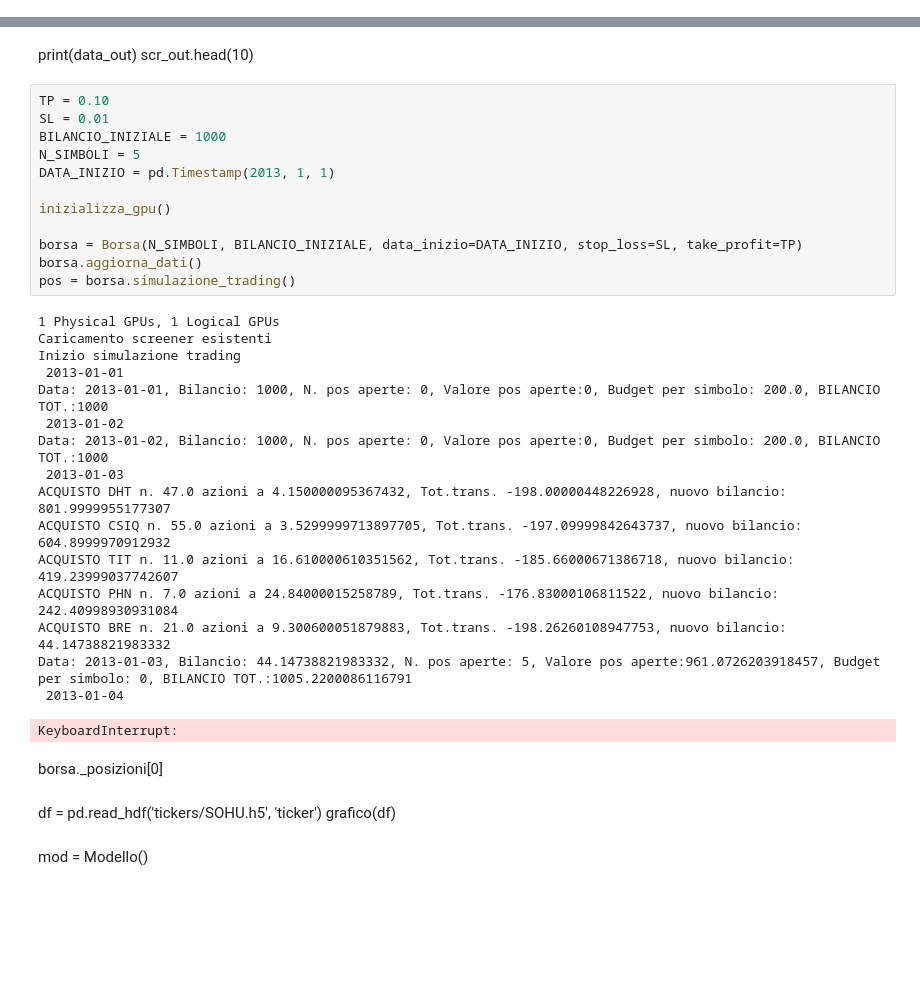
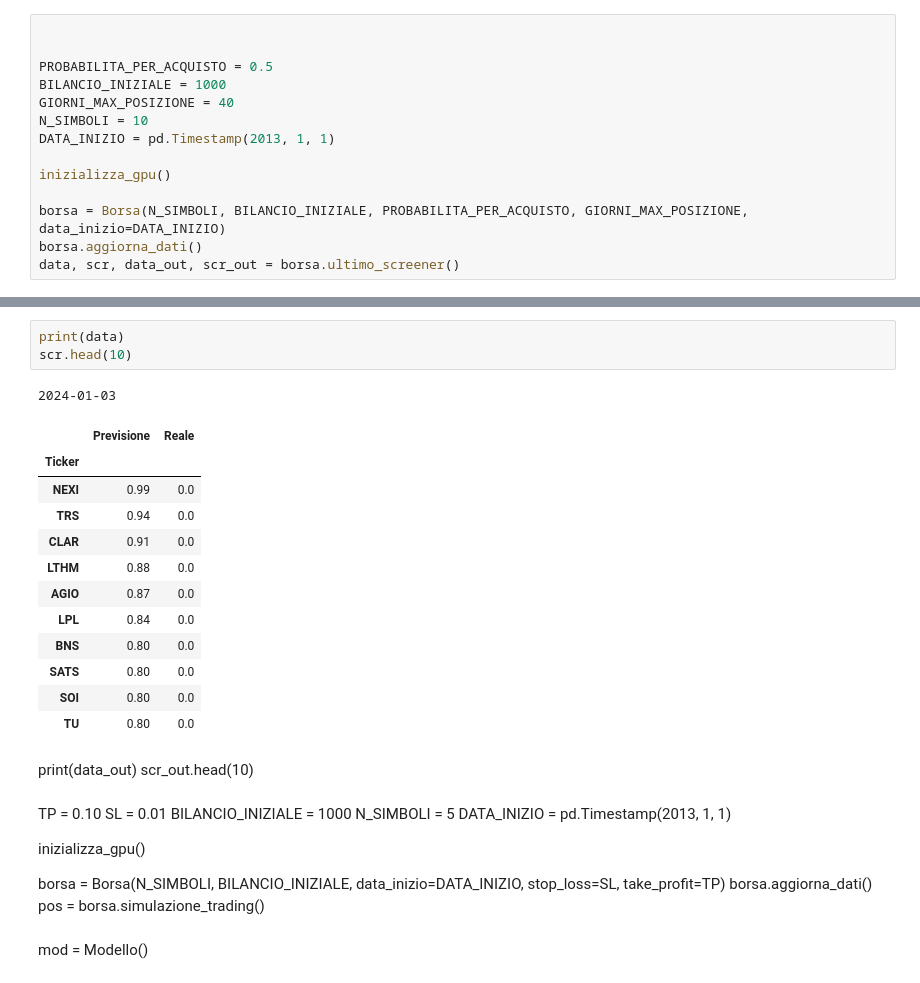
Before and after one commit to enricomarchi/Borsa, a Jupyter notebook: Test_trading_multiplo.ipynb, the cells around one changed output, grey strips where cells are left out. Cells and saved outputs as stored; diff of their text form; blank space fills up the shorter version.

```diff
--- a/Test_trading_multiplo.ipynb
+++ b/Test_trading_multiplo.ipynb
@@ -1588,0 +1579,14 @@ scr.head(10)
+# %%
+
+
+PROBABILITA_PER_ACQUISTO = 0.5
+BILANCIO_INIZIALE = 1000
+GIORNI_MAX_POSIZIONE = 40
+N_SIMBOLI = 10
+DATA_INIZIO = pd.Timestamp(2013, 1, 1)
+
+inizializza_gpu()
+
+borsa = Borsa(N_SIMBOLI, BILANCIO_INIZIALE, PROBABILITA_PER_ACQUISTO, GIORNI_MAX_POSIZIONE, data_inizio=DATA_INIZIO)
+borsa.aggiorna_dati()
+data, scr, data_out, scr_out = borsa.ultimo_screener()
@@ -1589,41 +1611,35 @@ scr.head(10)
+# %%
+print(data)
+scr.head(10)
+# %% [output]
+2024-01-03
+|  | Previsione | Reale |
+| Ticker |  |  |
+| NEXI | 0.99 | 0.0 |
+| TRS | 0.94 | 0.0 |
+| CLAR | 0.91 | 0.0 |
+| LTHM | 0.88 | 0.0 |
+| AGIO | 0.87 | 0.0 |
+| LPL | 0.84 | 0.0 |
+| BNS | 0.80 | 0.0 |
+| SATS | 0.80 | 0.0 |
+| SOI | 0.80 | 0.0 |
+| TU | 0.80 | 0.0 |
 # %% [markdown]
 print(data_out)
 scr_out.head(10)
-# %%
-TP = 0.10
-SL = 0.01
-BILANCIO_INIZIALE = 1000
-N_SIMBOLI = 5
-DATA_INIZIO = pd.Timestamp(2013, 1, 1)
-
-inizializza_gpu()
-
-borsa = Borsa(N_SIMBOLI, BILANCIO_INIZIALE, data_inizio=DATA_INIZIO, stop_loss=SL, take_profit=TP)
-borsa.aggiorna_dati()
-pos = borsa.simulazione_trading()
-# %% [output]
-1 Physical GPUs, 1 Logical GPUs
-Caricamento screener esistenti
-Inizio simulazione trading
- 2013-01-01
-Data: 2013-01-01, Bilancio: 1000, N. pos aperte: 0, Valore pos aperte:0, Budget per simbolo: 200.0, BILANCIO TOT.:1000
- 2013-01-02
-Data: 2013-01-02, Bilancio: 1000, N. pos aperte: 0, Valore pos aperte:0, Budget per simbolo: 200.0, BILANCIO TOT.:1000
- 2013-01-03
-ACQUISTO DHT n. 47.0 azioni a 4.150000095367432, Tot.trans. -198.00000448226928, nuovo bilancio: 801.9999955177307
-ACQUISTO CSIQ n. 55.0 azioni a 3.5299999713897705, Tot.trans. -197.09999842643737, nuovo bilancio: 604.8999970912932
-ACQUISTO TIT n. 11.0 azioni a 16.610000610351562, Tot.trans. -185.66000671386718, nuovo bilancio: 419.23999037742607
-ACQUISTO PHN n. 7.0 azioni a 24.84000015258789, Tot.trans. -176.83000106811522, nuovo bilancio: 242.40998930931084
-ACQUISTO BRE n. 21.0 azioni a 9.300600051879883, Tot.trans. -198.26260108947753, nuovo bilancio: 44.14738821983332
-Data: 2013-01-03, Bilancio: 44.14738821983332, N. pos aperte: 5, Valore pos aperte:961.0726203918457, Budget per simbolo: 0, BILANCIO TOT.:1005.2200086116791
- 2013-01-04
-KeyboardInterrupt:
-# %% [markdown]
-borsa._posizioni[0]
-# %% [markdown]
-
-df = pd.read_hdf('tickers/SOHU.h5', 'ticker')
-grafico(df)
+# %% [markdown]
+TP = 0.10
+SL = 0.01
+BILANCIO_INIZIALE = 1000
+N_SIMBOLI = 5
+DATA_INIZIO = pd.Timestamp(2013, 1, 1)
+
+inizializza_gpu()
+
+borsa = Borsa(N_SIMBOLI, BILANCIO_INIZIALE, data_inizio=DATA_INIZIO, stop_loss=SL, take_profit=TP)
+borsa.aggiorna_dati()
+pos = borsa.simulazione_trading()
 # %% [markdown]
 mod = Modello()
 # %% [markdown]
```
Also changed, not shown: parts of 6 cells of this notebook.
